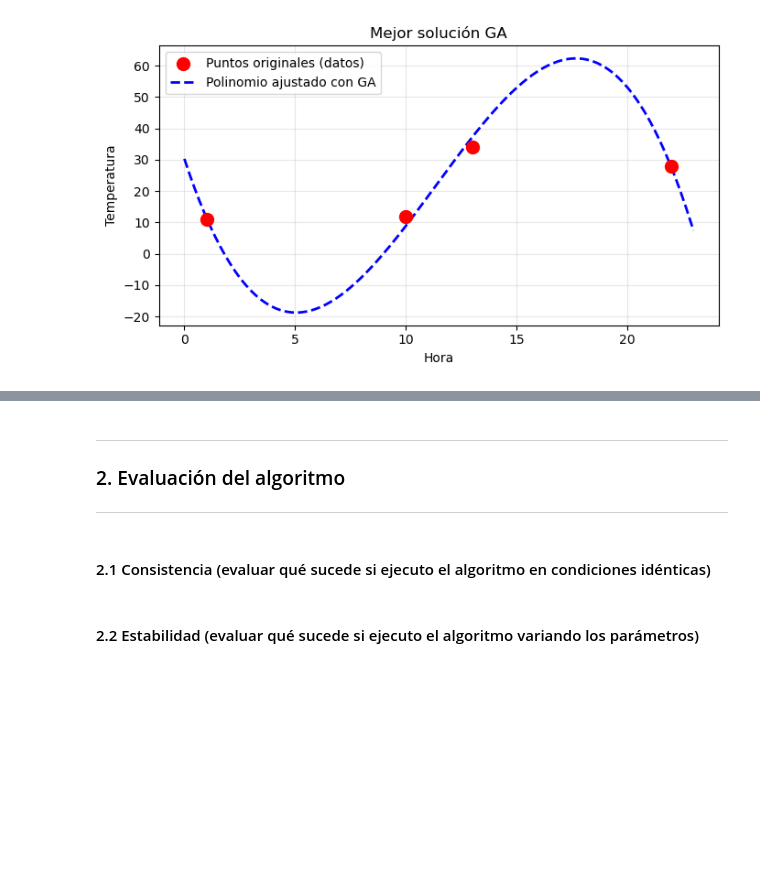
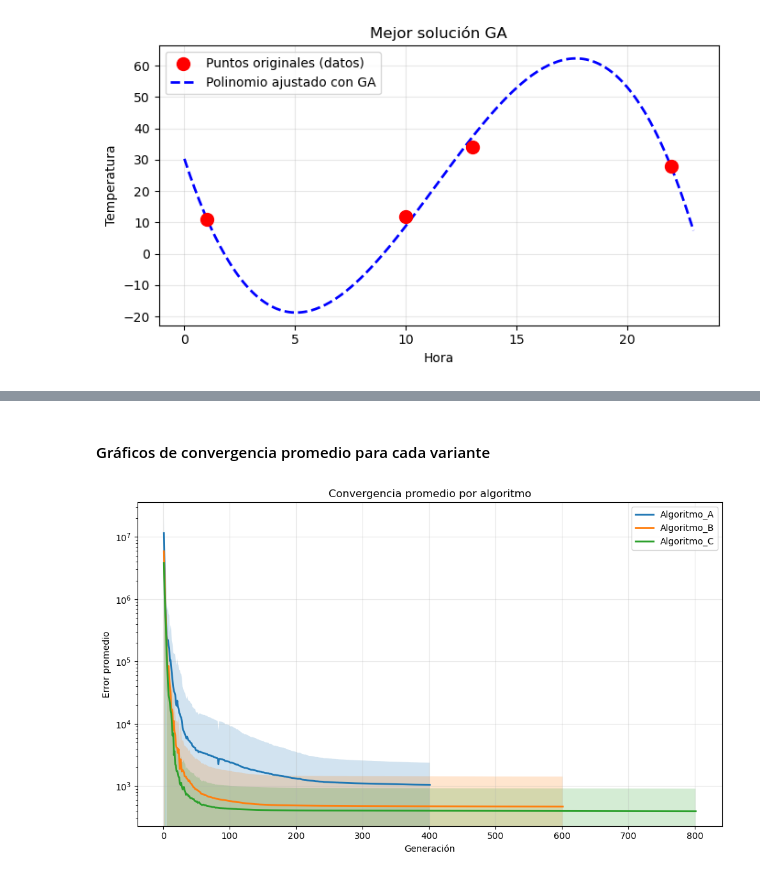
Before and after one commit to arigarmendia/algoritmos-evolutivos, a Jupyter notebook: notebooks/optimizacion_ga.ipynb, the cells around one changed output, grey strips where cells are left out. Cells and saved outputs as stored; diff of their text form; code cells hidden in the pictures; blank space fills up the shorter version.

```diff
--- a/notebooks/optimizacion_ga.ipynb
+++ b/notebooks/optimizacion_ga.ipynb
@@ -396,8 +298,30 @@ Set 4 1.736409e+02 1.180929e+02 3.986855e+01 1.142066e+01 4.258710e+00
-# %% [markdown]
----
-### 2. Evaluación del algoritmo
----
-# %% [markdown]
-#### 2.1 Consistencia (evaluar qué sucede si ejecuto el algoritmo en condiciones idénticas)
-# %% [markdown]
-#### 2.2 Estabilidad (evaluar qué sucede si ejecuto el algoritmo variando los parámetros)
+# %% [markdown]
+#### Gráficos de convergencia promedio para cada variante
+# %%
+# --- 10. Convergencia promedio ---
+
+# Armamos una función para graficar la convergencia promedio
+def plot_average_convergence(curves_list, label):
+    """Grafica la convergencia promedio con banda de desviación estándar."""
+    max_len = max(len(c) for c in curves_list)
+    padded_curves = [c + [c[-1]] * (max_len - len(c)) for c in curves_list]
+    avg_curve = np.mean(padded_curves, axis=0)
+    std_curve = np.std(padded_curves, axis=0)
+    gens = np.arange(1, max_len + 1)
+    plt.plot(gens, avg_curve, label=label, linewidth=2)
+    plt.fill_between(gens, avg_curve - std_curve, avg_curve + std_curve, alpha=0.2)
+
+plt.figure(figsize=(10, 6))
+plot_average_convergence(curves_A, 'Algoritmo_A')
+plot_average_convergence(curves_B, 'Algoritmo_B')
+plot_average_convergence(curves_C, 'Algoritmo_C')
+plt.xlabel("Generación")
+plt.ylabel("Error promedio")
+plt.title("Convergencia promedio por algoritmo")
+plt.yscale('log')
+plt.legend()
+plt.grid(True, alpha=0.3)
+plt.tight_layout()
+plt.show()
+# %% [output]
+[figure, added]
```
Also changed, not shown: parts of 23 cells of this notebook.
